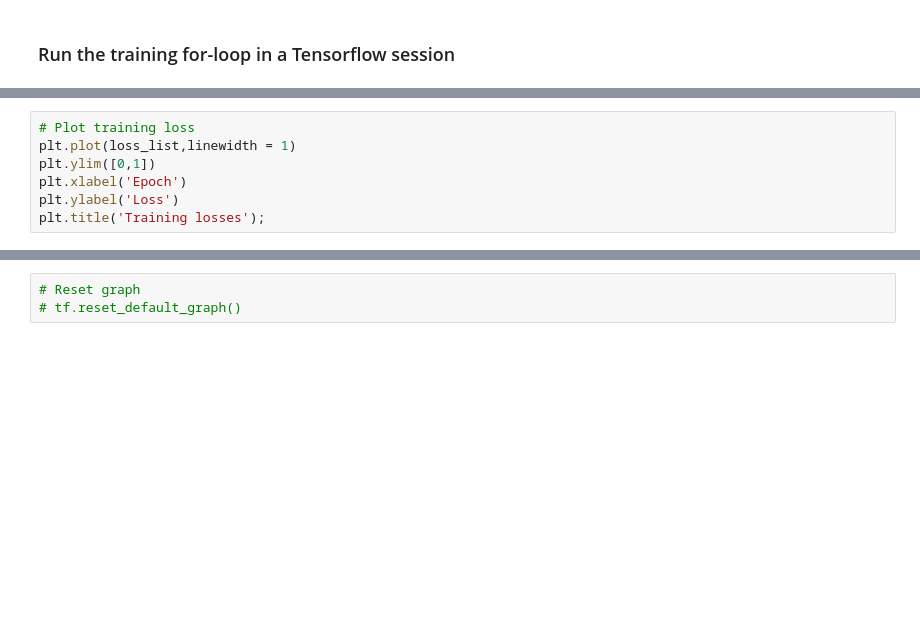
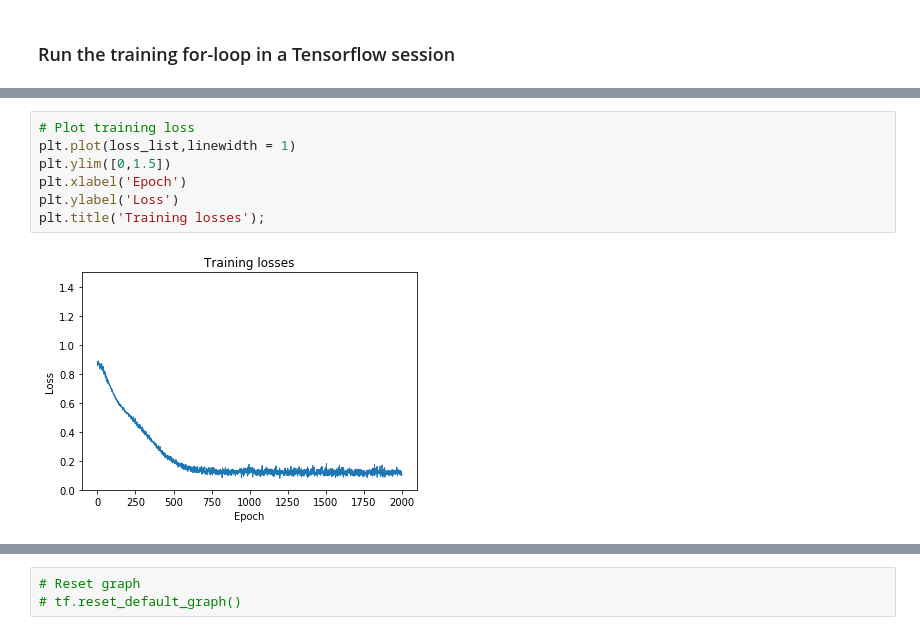
Before and after one commit to DrugowitschLab/ML-from-scratch-seminar, a Jupyter notebook: GAN/code/MLP in Tensorflow.ipynb, the cells around one changed output, grey strips where cells are left out. Drawn from its saved outputs; the diff is of its cells as text; blank space fills up the shorter version.

```diff
--- a/GAN/code/MLP in Tensorflow.ipynb
+++ b/GAN/code/MLP in Tensorflow.ipynb
@@ -153,10 +165,12 @@ plt.clf();
 # %%
 # Plot training loss
 plt.plot(loss_list,linewidth = 1)
-plt.ylim([0,1])
+plt.ylim([0,1.5])
 plt.xlabel('Epoch')
 plt.ylabel('Loss')
 plt.title('Training losses');
+# %% [output]
+[figure, added]
 # %%
 # Plot accuracy
 plt.plot(acc_list,linewidth = 1)
```
Also changed, not shown: parts of 5 cells of this notebook.
